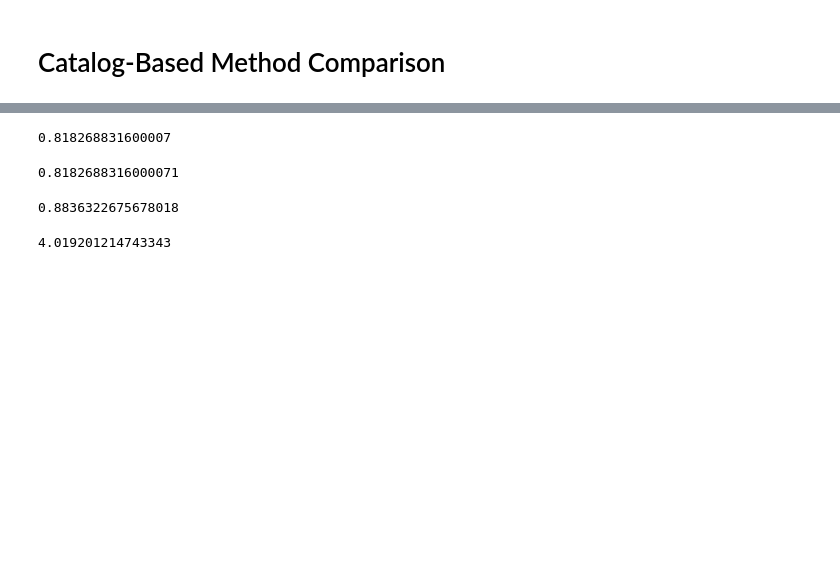
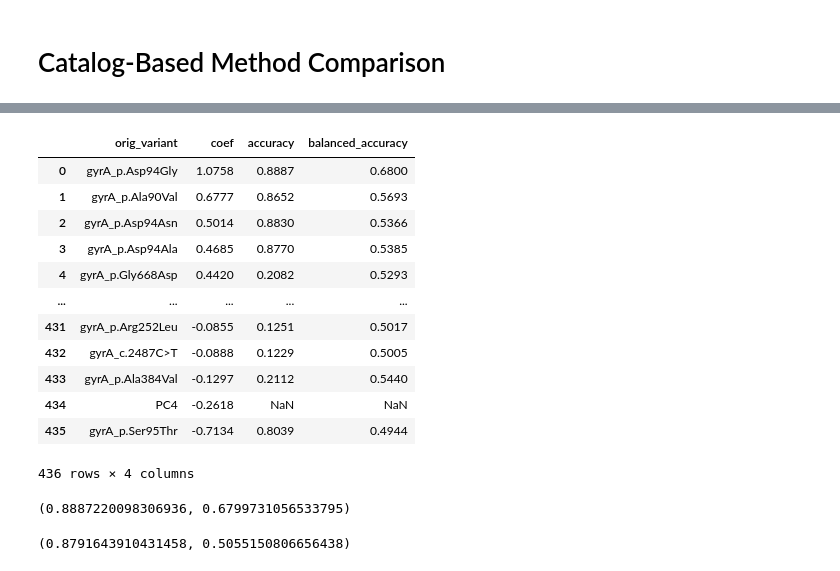
Before and after one commit to farhat-lab/who-analysis, a Jupyter notebook: analysis/analysis.ipynb, the cells around one changed output, grey strips where cells are left out. Cells and saved outputs as stored; diff of their text form; code cells hidden in the pictures; blank space fills up the shorter version.

Commit message:
minor model fixes

```diff
--- a/analysis/analysis.ipynb
+++ b/analysis/analysis.ipynb
@@ -314,4 +300,28 @@ y.shape
-# %%
-sklearn.metrics.roc_auc_score(y, model.predict(X))
-# %% [output]
-0.818268831600007
+# %%
+def compute_balanced_accuracy_score_single_variant(model_analysis, model_matrix, variant):
+
+#     y_hat = model.predict(X)
+
+#     tn, fp, fn, tp = sklearn.metrics.confusion_matrix(y, y_hat).ravel()
+#     sens = tp / (tp+fn)
+#     spec = tn / (tn+fp)
+#     auc = sklearn.metrics.roc_auc_score(y, y_hat)
+
+    # balanced_score = balanced_accuracy_score(y, y_hat)
+
+    matrix = model_matrix.copy()
+
+    coef = model_analysis.query("orig_variant == @variant")["coef"].values[0]
+    if coef > 0:
+        matrix.loc[model_matrix[variant] == 1, "assoc"] = 1
+        matrix.loc[model_matrix[variant] != 1, "assoc"] = 0
+    else:
+        matrix.loc[model_matrix[variant] == 1, "assoc"] = 0
+        matrix.loc[model_matrix[variant] != 1, "assoc"] = 1
+
+    return sklearn.metrics.accuracy_score(y, matrix["assoc"]), sklearn.metrics.balanced_accuracy_score(y, matrix["assoc"])
+# %%
+for i, row in model_analysis.iterrows():
+
+    if "PC" not in row["orig_variant"]:
+        model_analysis.loc[i, ["accuracy", "balanced_accuracy"]] = compute_balanced_accuracy_score_single_variant(model_analysis, model_matrix, row["orig_variant"])
@@ -318,12 +364,24 @@ sklearn.metrics.roc_auc_score(y, model.predict(X))
+# %%
+model_analysis[["orig_variant", "coef", "accuracy", "balanced_accuracy"]]
+# %% [output]
+|  | orig_variant | coef | accuracy | balanced_accuracy |
+| 0 | gyrA_p.Asp94Gly | 1.0758 | 0.8887 | 0.6800 |
+| 1 | gyrA_p.Ala90Val | 0.6777 | 0.8652 | 0.5693 |
+| 2 | gyrA_p.Asp94Asn | 0.5014 | 0.8830 | 0.5366 |
+| 3 | gyrA_p.Asp94Ala | 0.4685 | 0.8770 | 0.5385 |
+| 4 | gyrA_p.Gly668Asp | 0.4420 | 0.2082 | 0.5293 |
+| ... | ... | ... | ... | ... |
+| 431 | gyrA_p.Arg252Leu | -0.0855 | 0.1251 | 0.5017 |
+| 432 | gyrA_c.2487C>T | -0.0888 | 0.1229 | 0.5005 |
+| 433 | gyrA_p.Ala384Val | -0.1297 | 0.2112 | 0.5440 |
+| 434 | PC4 | -0.2618 | NaN | NaN |
+| 435 | gyrA_p.Ser95Thr | -0.7134 | 0.8039 | 0.4944 |
+436 rows × 4 columns
+# %%
+model_analysis.accuracy.max(), model_analysis.balanced_accuracy.max()
+# %% [output]
+(0.8887220098306936, 0.6799731056533795)
 # %%
-sklearn.metrics.balanced_accuracy_score(y, model.predict(X))
+sklearn.metrics.accuracy_score(y, model.predict(X)), sklearn.metrics.balanced_accuracy_score(y, model.predict(X))
 # %% [output]
-0.8182688316000071
+(0.8791643910431458, 0.5055150806656438)
-# %%
-sklearn.metrics.accuracy_score(y, model.predict(X))
-# %% [output]
-0.8836322675678018
-# %%
-sklearn.metrics.log_loss(y, model.predict(X))
-# %% [output]
-4.019201214743343
```
Also changed, not shown: parts of 8 cells of this notebook, 2 other files.
